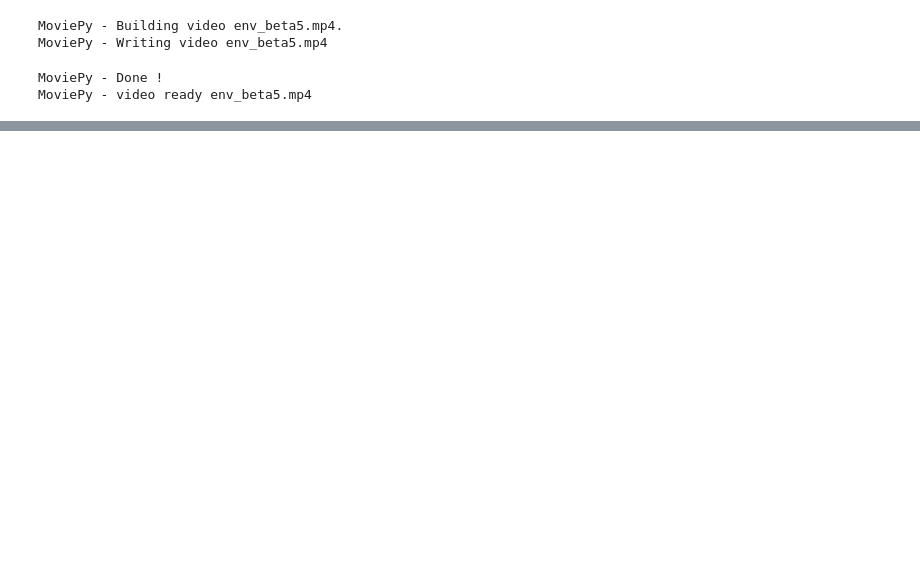
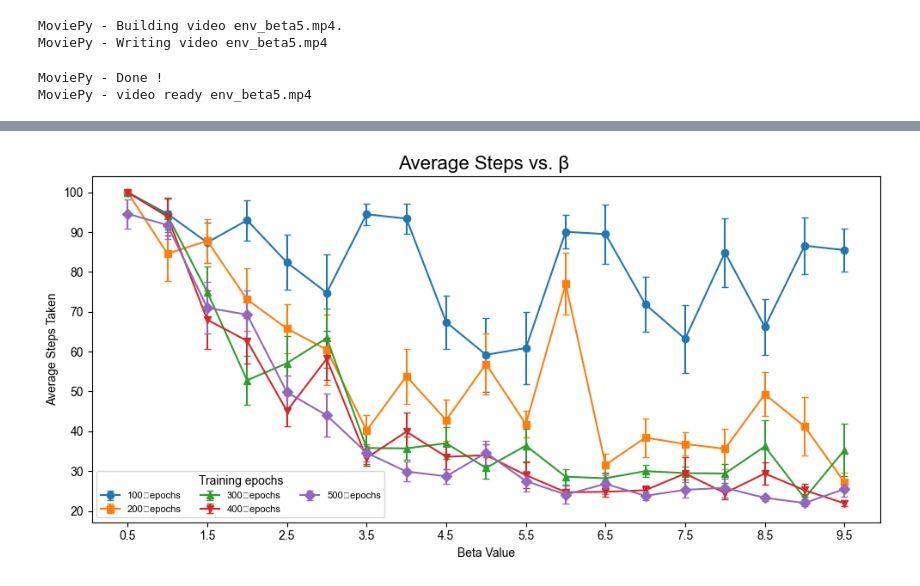
Before and after one commit to iulia-rusu/Information-to-Go, a Jupyter notebook: probabilistic_qlearning.ipynb, the cells around one changed output, grey strips where cells are left out. Cells and saved outputs as stored; diff of their text form; code cells hidden in the pictures; blank space fills up the shorter version.

```diff
--- a/probabilistic_qlearning.ipynb
+++ b/probabilistic_qlearning.ipynb
@@ -129,7 +138,7 @@ class probabilisticQlearning:
         discount_factor = 0.9,
         #epsilon = 0.5,
         epochs = 200,
-        beta = 5
+        beta = 3
 
     ):
         self.env = env # MiniGrid environment called from the class Minigrid
@@ -347,6 +356,7 @@ class probabilisticQlearning:
         """Run the environment using the learned policy from a Q-table."""
 
         self.env.reset()[0]  # Reset environment
+
         current_state = self.position_to_state_index()  # Convert starting position to index
         done = False
         step_count = 0  # Track steps to prevent infinite loops
@@ -376,13 +386,14 @@ class probabilisticQlearning:
             #     # print(f"⚠️ Warning: Agent is stuck! Current state {current_state} is the same as next state {next_state}.")
             #     break  # Prevent infinite loop
 
-            self.env.render()  # Visualize movement
+            # self.env.render()  # Visualize movement
             # Calculate info to go term for the current step
 
 
 
             current_state = next_state  # Update current state
             step_count += 1
+        self.env.render()
 
 
 
@@ -1309,6 +1321,6 @@ MoviePy - video ready env_beta5.mp4
 # %%
 beta_explore = probabilisticQlearning(env)
 # %%
-beta_dictionary = beta_explore.run_mulitple_betas(runs_per_beta = 10)
+beta_dictionary_20 = beta_explore.run_mulitple_betas(runs_per_beta = 20)
 # %%
 beta_dictionary
@@ -1314,0 +1347,39 @@ beta_dictionary
+# %%
+betas         = np.arange(0.5, 10, 0.5)      # 19 β’s
+epoch_options = [100, 200,  300,    # 19 epoch counts
+                  400,  500
+                 ]
+
+grid_results = {}                 # epoch → {β: [20 step counts]}
+
+for n_epochs in epoch_options:
+    grid_results[n_epochs] = beta_explore.run_multiple_betas_epochs(            # raw MiniGrid env
+        betas=betas,
+        epochs=n_epochs           # single int → broadcast to all β’s
+    )
+# %%
+fig, ax = plt.subplots(figsize=(10, 5))
+marker_cycle = cycle(['o', 's', '^', 'v', 'D', 'P', '*'])    # varied markers
+
+for n_epochs in epoch_options:
+    beta_dict = grid_results[n_epochs]
+    means = [np.mean(beta_dict[β]) for β in betas]
+    sems  = [np.std(beta_dict[β], ddof=1) / np.sqrt(len(beta_dict[β]))
+             for β in betas]
+
+    ax.errorbar(betas, means, yerr=sems,
+                fmt='-',
+                marker=next(marker_cycle),
+                capsize=3,
+                label=f'{n_epochs} epochs')
+
+ax.set_xlabel('Beta Value')
+ax.set_ylabel('Average Steps Taken')
+ax.set_title('Average Steps vs. β ', fontsize=16)
+ax.set_xticks(np.arange(0.5, 10, 1))
+# ax.grid(alpha=0.25)
+ax.legend(ncol=3, title='Training epochs', fontsize=8)
+fig.tight_layout()
+plt.show()
+# %% [output]
+[figure, added]
```
Also changed, not shown: parts of 17 cells of this notebook, 53 other files.
